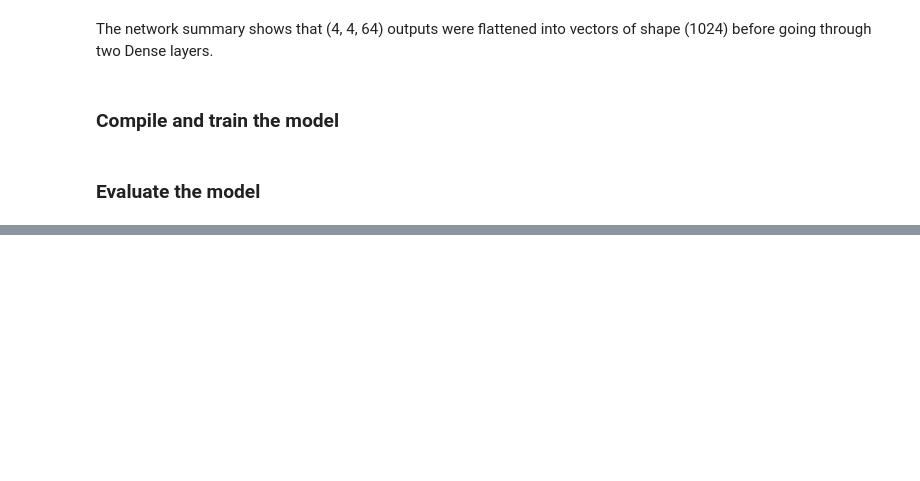
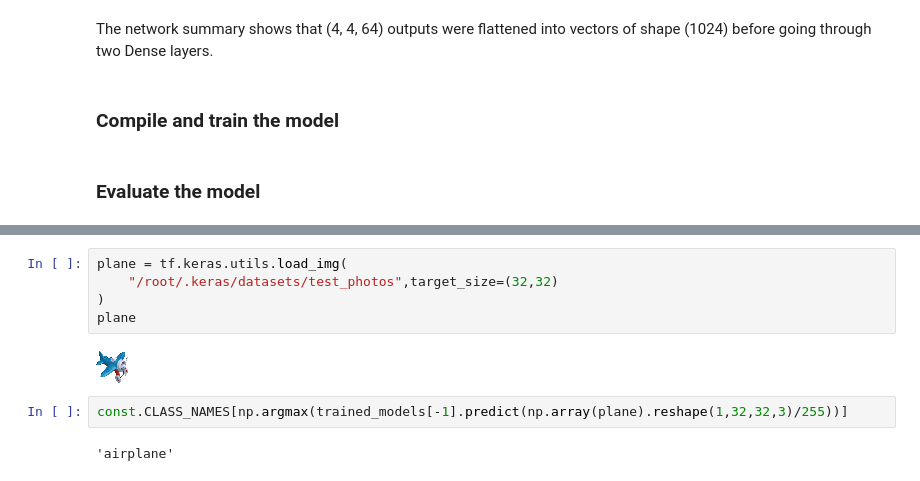
Before and after one commit to TuyenVo104/ee104, a Jupyter notebook: lab8/cnn.ipynb, the cells around one changed output, grey strips where cells are left out. Drawn from its saved outputs; the diff is of its cells as text; blank space fills up the shorter version.

```diff
--- a/lab8/cnn.ipynb
+++ b/lab8/cnn.ipynb
@@ -407,0 +222,11 @@ Epoch 1/300
+# %%
+plane = tf.keras.utils.load_img(
+    "/root/.keras/datasets/test_photos",target_size=(32,32)
+)
+plane
+# %% [output]
+[figure, added]
+# %%
+const.CLASS_NAMES[np.argmax(trained_models[-1].predict(np.array(plane).reshape(1,32,32,3)/255))]
+# %% [output]
+'airplane'
```
Also changed, not shown: parts of 20 cells of this notebook, 17 other files.
